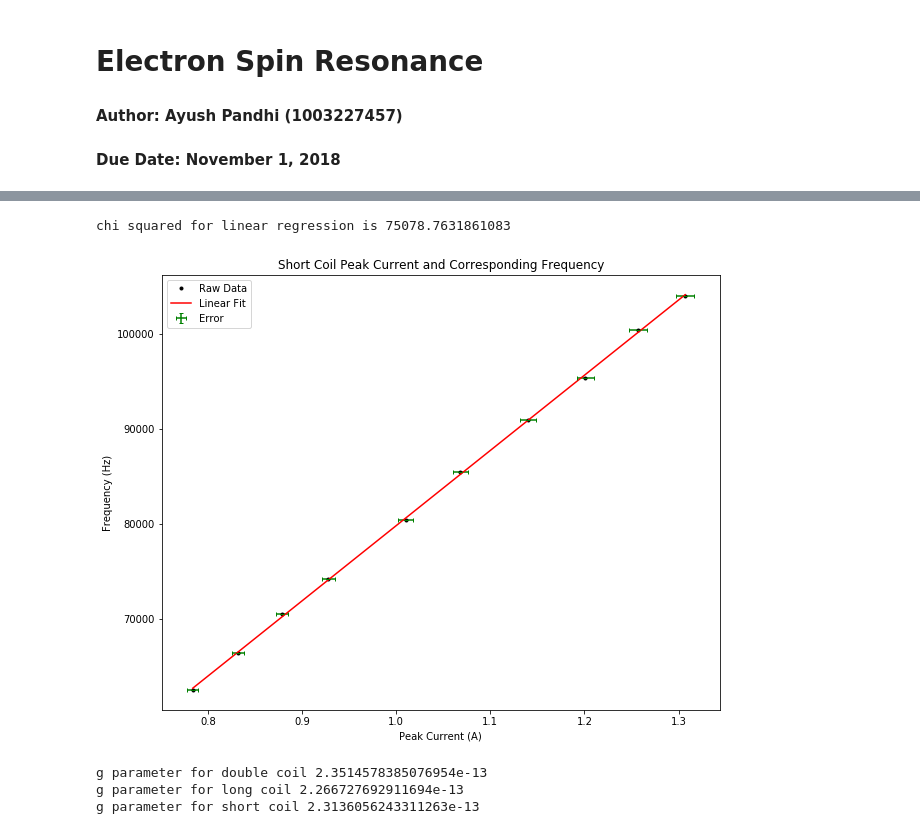
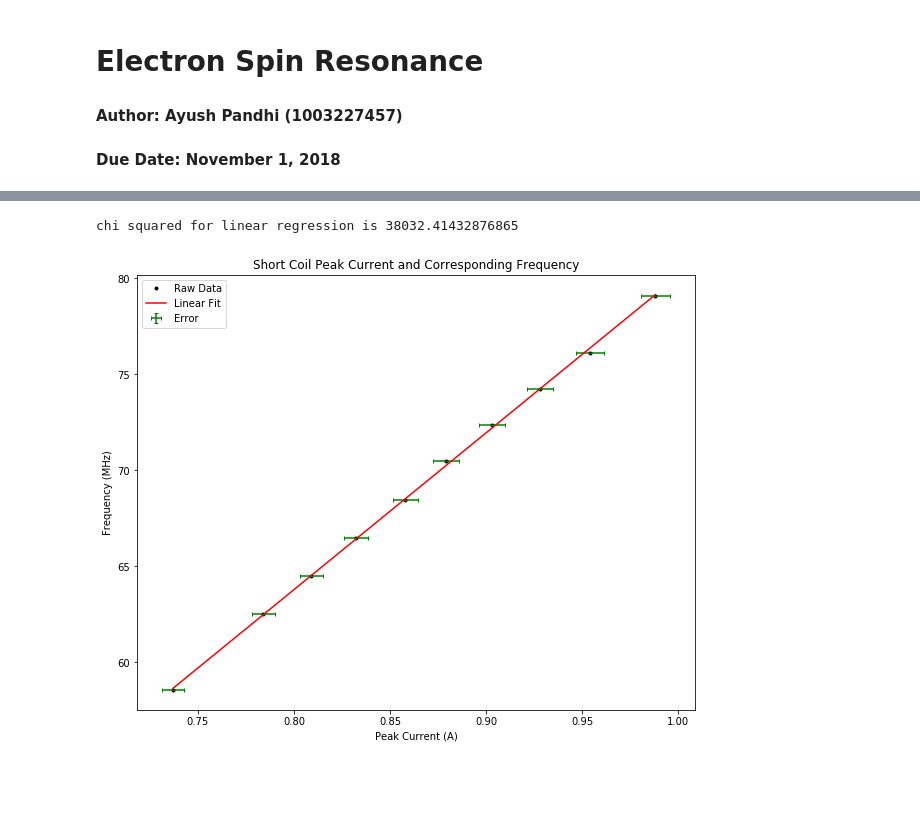
Before and after one commit to AyushPandhi/Pandhi_Ayush_PHY224, a Jupyter notebook: Electron Spin Resonance/Electron Spin Resonance.ipynb, the cells around one changed output, grey strips where cells are left out. Saved outputs shown, nothing was run; the diff lists cells and outputs as text; code cells hidden in the pictures; blank space fills up the shorter version.

```diff
--- a/Electron Spin Resonance/Electron Spin Resonance.ipynb
+++ b/Electron Spin Resonance/Electron Spin Resonance.ipynb
@@ -12,13 +12,13 @@ from scipy.optimize import curve_fit
 def f(x, a, b):
     return a*x + b
 # %%
-#Loading the data for each of the three coils
+#Loading the data for each of the three coils (freq from MHz -> Hz)
 dbcoil_current = np.loadtxt('double coil data.txt', skiprows=2, usecols=(0,))
-dbcoil_freq = 1000*np.loadtxt('double coil data.txt', skiprows=2, usecols=(1,))
+dbcoil_freq = 1000000*np.loadtxt('double coil data.txt', skiprows=2, usecols=(1,))
 longcoil_current = np.loadtxt('long coil data.txt', skiprows=2, usecols=(0,))
-longcoil_freq = 1000*np.loadtxt('long coil data.txt', skiprows=2, usecols=(1,))
-shortcoil_current = np.loadtxt('short coil data.txt', skiprows=2, usecols=(0,))
-shortcoil_freq = 1000*np.loadtxt('short coil data.txt', skiprows=2, usecols=(1,))
+longcoil_freq = 1000000*np.loadtxt('long coil data.txt', skiprows=2, usecols=(1,))
+shortcoil_current = np.loadtxt('short coil data2.txt', skiprows=2, usecols=(0,))
+shortcoil_freq = 1000000*np.loadtxt('short coil data2.txt', skiprows=2, usecols=(1,))
 # %%
 #Finding max of precision and accuracy error for dbcoil
 dbcoil_ierror = np.empty(len(dbcoil_current))
@@ -147,30 +180,22 @@ chi squared for linear regression is 980787.0871537686
 # %%
 #Linear regression
 p_opt_1, p_cov_1 = curve_fit(f, shortcoil_current, shortcoil_freq, (0, 0), shortcoil_freqerror, True)
 lin_output = f(shortcoil_current, p_opt_1[0], p_opt_1[1])
 
 #Calculating chi squared
 chi_sq_1 = (1/8)*(np.sum(((shortcoil_freq - lin_output) / shortcoil_freqerror)**2))
 print('chi squared for linear regression is', chi_sq_1)
 
 #Long coil plot
 plt.figure(figsize=(10,8))
-plt.plot(shortcoil_current, shortcoil_freq, 'k.', label='Raw Data')
-plt.plot(shortcoil_current, lin_output, 'r-', label='Linear Fit')
+plt.plot(shortcoil_current, (1/1000000)*shortcoil_freq, 'k.', label='Raw Data')
+plt.plot(shortcoil_current, (1/1000000)*lin_output, 'r-', label='Linear Fit')
 plt.title('Short Coil Peak Current and Corresponding Frequency')
 plt.xlabel('Peak Current (A)')
-plt.ylabel('Frequency (Hz)')
-plt.errorbar(shortcoil_current, shortcoil_freq, xerr=shortcoil_ierror, yerr=shortcoil_freqerror, linestyle='none', ecolor='g', label='Error', capsize=2)
+plt.ylabel('Frequency (MHz)')
+plt.errorbar(shortcoil_current, (1/1000000)*shortcoil_freq, xerr=shortcoil_ierror, yerr=(1/1000000)*shortcoil_freqerror, linestyle='none', ecolor='g', label='Error', capsize=2)
 plt.legend()
 plt.show()
 # %% [output]
-chi squared for linear regression is 75078.7631861083
+chi squared for linear regression is 38032.41432876865
-[figure, old version]
+[figure, new version]
-# %%
-print('g parameter for double coil', np.mean(g_dbcoil))
-print('g parameter for long coil', np.mean(g_longcoil))
-print('g parameter for short coil', np.mean(g_shortcoil))
-# %% [output]
-g parameter for double coil 2.3514578385076954e-13
-g parameter for long coil 2.266727692911694e-13
-g parameter for short coil 2.3136056243311263e-13
```
Also changed, not shown: parts of 4 cells of this notebook, 5 other files.
